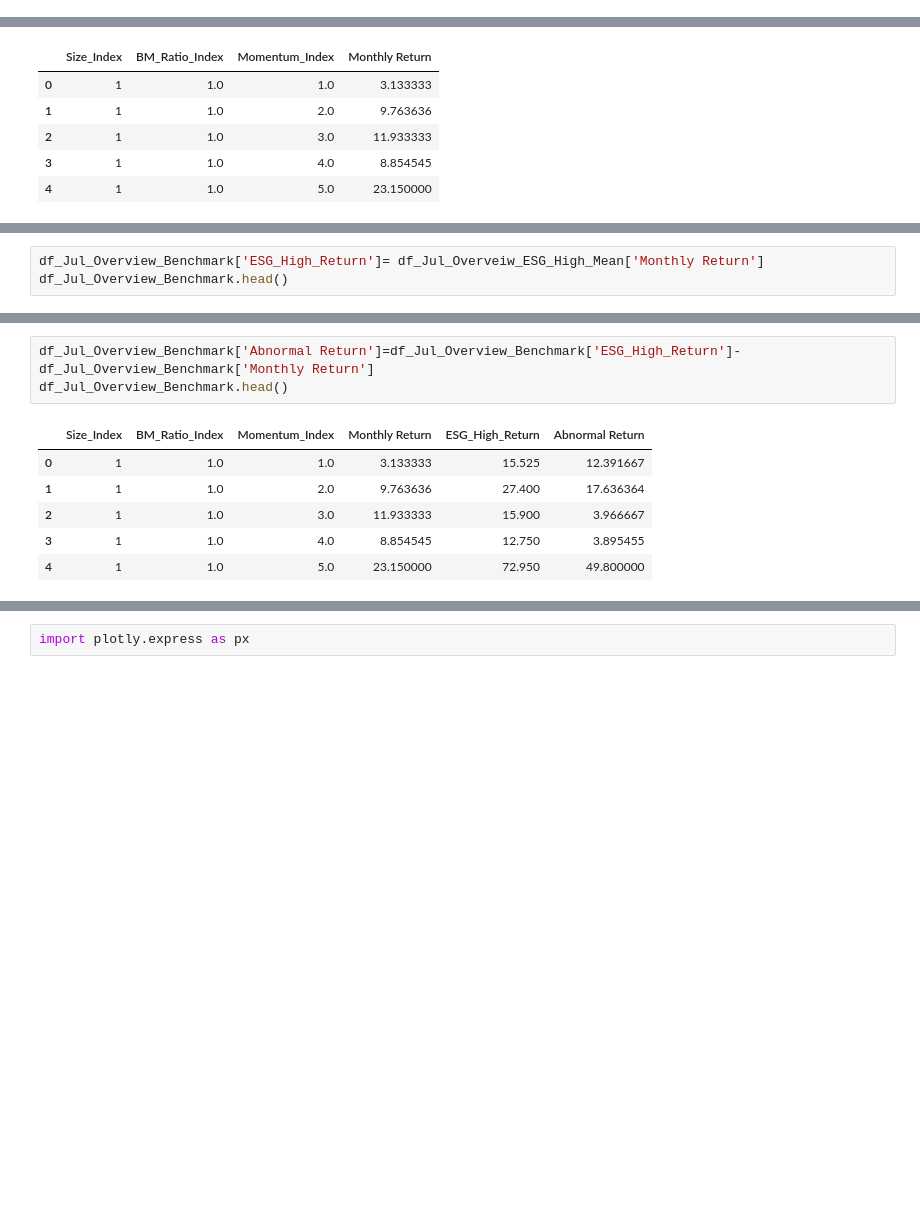
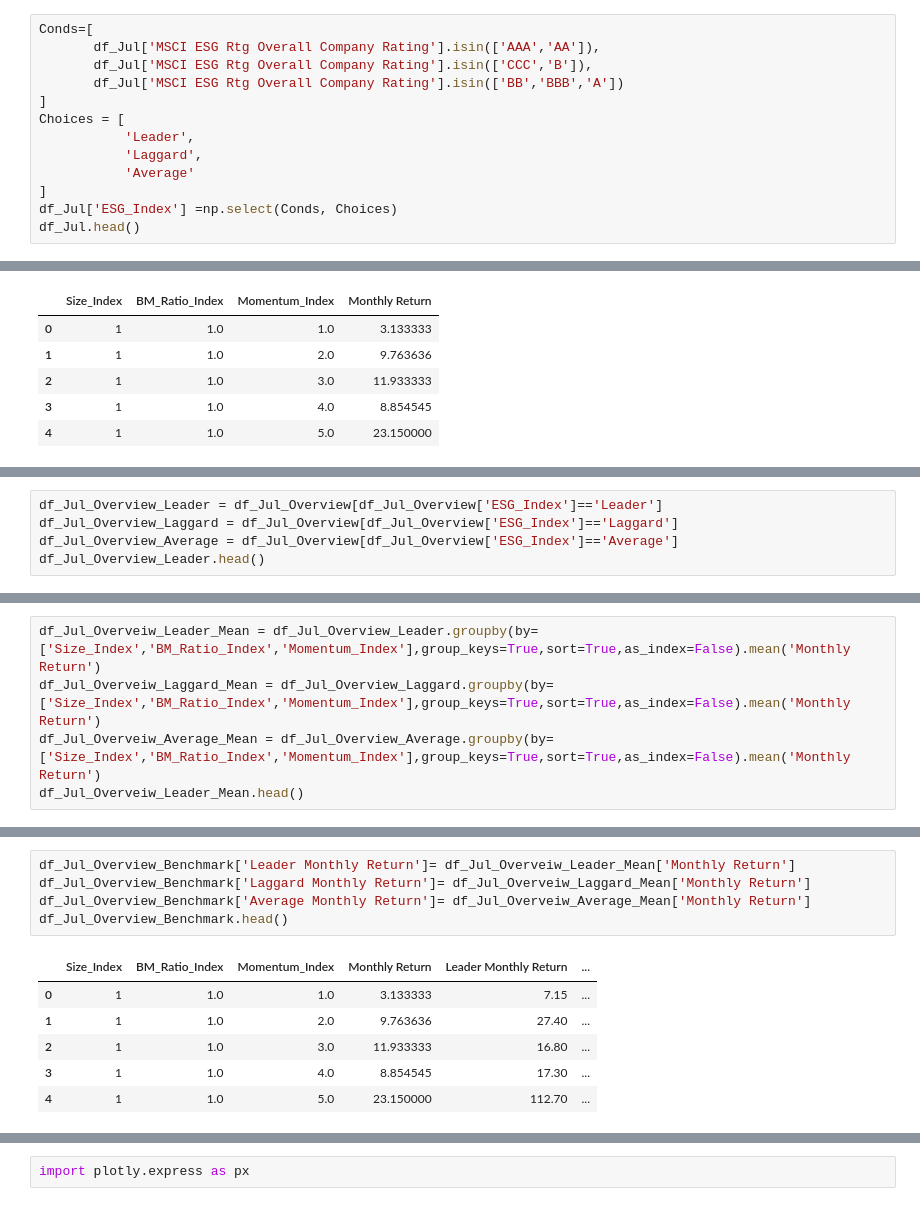
Before and after one commit to sunshineluyao/ESG_with_benchmark, a Jupyter notebook: Categorization/ESG_Categorization_Jul.ipynb, the cells around one changed output, grey strips where cells are left out. Drawn from its saved outputs; the diff is of its cells as text; blank space fills up the shorter version.

```diff
--- a/Categorization/ESG_Categorization_Jul.ipynb
+++ b/Categorization/ESG_Categorization_Jul.ipynb
@@ -64,0 +55,13 @@ df_Jul.head()
+# %%
+Conds=[
+       df_Jul['MSCI ESG Rtg Overall Company Rating'].isin(['AAA','AA']),
+       df_Jul['MSCI ESG Rtg Overall Company Rating'].isin(['CCC','B']),
+       df_Jul['MSCI ESG Rtg Overall Company Rating'].isin(['BB','BBB','A'])
+]
+Choices = [
+           'Leader',
+           'Laggard',
+           'Average'
+]
+df_Jul['ESG_Index'] =np.select(Conds, Choices)
+df_Jul.head()
@@ -229,3 +225,0 @@ df_Jul_Overveiw_ESG_High_Mean.head()
-# %%
-df_Jul_Overview_Benchmark['ESG_High_Return']= df_Jul_Overveiw_ESG_High_Mean['Monthly Return']
-df_Jul_Overview_Benchmark.head()
@@ -238,0 +226,5 @@ df_Jul_Overview_Benchmark.head()
+# %%
+df_Jul_Overview_Leader = df_Jul_Overview[df_Jul_Overview['ESG_Index']=='Leader']
+df_Jul_Overview_Laggard = df_Jul_Overview[df_Jul_Overview['ESG_Index']=='Laggard']
+df_Jul_Overview_Average = df_Jul_Overview[df_Jul_Overview['ESG_Index']=='Average']
+df_Jul_Overview_Leader.head()
@@ -238,0 +238,5 @@ df_Jul_Overview_Benchmark.head()
+# %%
+df_Jul_Overveiw_Leader_Mean = df_Jul_Overview_Leader.groupby(by=['Size_Index','BM_Ratio_Index','Momentum_Index'],group_keys=True,sort=True,as_index=False).mean('Monthly Return')
+df_Jul_Overveiw_Laggard_Mean = df_Jul_Overview_Laggard.groupby(by=['Size_Index','BM_Ratio_Index','Momentum_Index'],group_keys=True,sort=True,as_index=False).mean('Monthly Return')
+df_Jul_Overveiw_Average_Mean = df_Jul_Overview_Average.groupby(by=['Size_Index','BM_Ratio_Index','Momentum_Index'],group_keys=True,sort=True,as_index=False).mean('Monthly Return')
+df_Jul_Overveiw_Leader_Mean.head()
@@ -239,10 +250,12 @@ df_Jul_Overview_Benchmark.head()
 # %%
-df_Jul_Overview_Benchmark['Abnormal Return']=df_Jul_Overview_Benchmark['ESG_High_Return']-df_Jul_Overview_Benchmark['Monthly Return']
+df_Jul_Overview_Benchmark['Leader Monthly Return']= df_Jul_Overveiw_Leader_Mean['Monthly Return']
+df_Jul_Overview_Benchmark['Laggard Monthly Return']= df_Jul_Overveiw_Laggard_Mean['Monthly Return']
+df_Jul_Overview_Benchmark['Average Monthly Return']= df_Jul_Overveiw_Average_Mean['Monthly Return']
 df_Jul_Overview_Benchmark.head()
 # %% [output]
-|  | Size_Index | BM_Ratio_Index | Momentum_Index | Monthly Return | ESG_High_Return | Abnormal Return |
-| 0 | 1 | 1.0 | 1.0 | 3.133333 | 15.525 | 12.391667 |
-| 1 | 1 | 1.0 | 2.0 | 9.763636 | 27.400 | 17.636364 |
-| 2 | 1 | 1.0 | 3.0 | 11.933333 | 15.900 | 3.966667 |
-| 3 | 1 | 1.0 | 4.0 | 8.854545 | 12.750 | 3.895455 |
-| 4 | 1 | 1.0 | 5.0 | 23.150000 | 72.950 | 49.800000 |
+|  | Size_Index | BM_Ratio_Index | Momentum_Index | Monthly Return | Leader Monthly Return | ... |
+| 0 | 1 | 1.0 | 1.0 | 3.133333 | 7.15 | ... |
+| 1 | 1 | 1.0 | 2.0 | 9.763636 | 27.40 | ... |
+| 2 | 1 | 1.0 | 3.0 | 11.933333 | 16.80 | ... |
+| 3 | 1 | 1.0 | 4.0 | 8.854545 | 17.30 | ... |
+| 4 | 1 | 1.0 | 5.0 | 23.150000 | 112.70 | ... |
```
Also changed, not shown: parts of 21 cells of this notebook.
